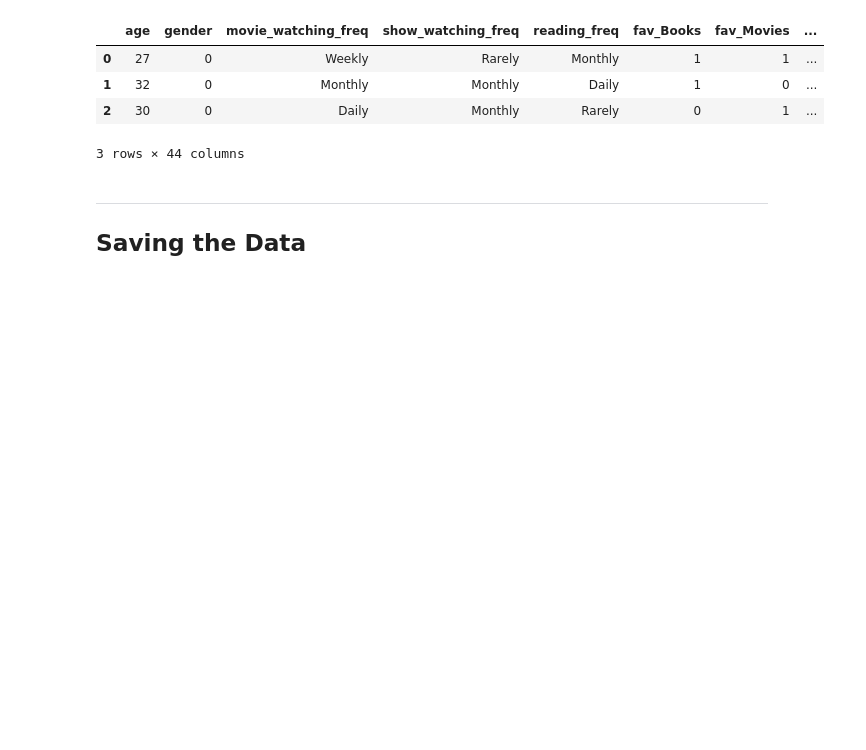
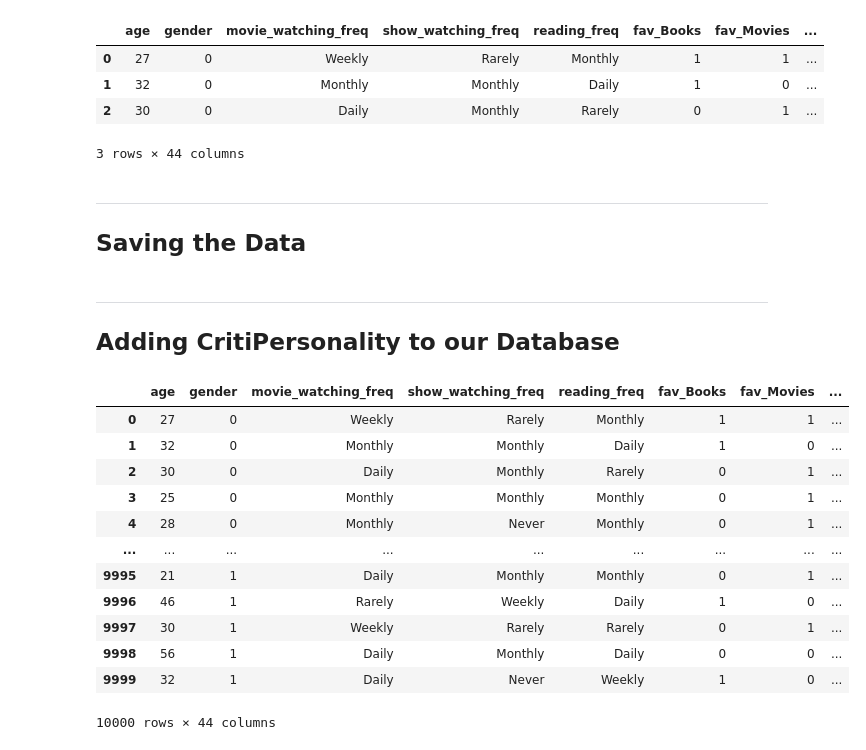
Before and after one commit to xandga/Capstone-Project, a Jupyter notebook: Clustering.ipynb, the cells around one changed output. Cells and saved outputs as stored; diff of their text form; code cells hidden in the pictures; blank space fills up the shorter version.

```diff
--- a/Clustering.ipynb
+++ b/Clustering.ipynb
@@ -461,3 +461,23 @@ data_clustering.head(3)
 # %%
 #export data for builiding the classification model
 data_clustering.to_csv('Data/classification_data.csv', index=False)
+# %% [markdown]
+-------
+## Adding CritiPersonality to our Database
+# %%
+data_clustering = pd.read_csv('Data/classification_data.csv')
+data_clustering
+# %% [output]
+|  | age | gender | movie_watching_freq | show_watching_freq | reading_freq | fav_Books | fav_Movies | ... |
+| 0 | 27 | 0 | Weekly | Rarely | Monthly | 1 | 1 | ... |
+| 1 | 32 | 0 | Monthly | Monthly | Daily | 1 | 0 | ... |
+| 2 | 30 | 0 | Daily | Monthly | Rarely | 0 | 1 | ... |
+| 3 | 25 | 0 | Monthly | Monthly | Monthly | 0 | 1 | ... |
+| 4 | 28 | 0 | Monthly | Never | Monthly | 0 | 1 | ... |
+| ... | ... | ... | ... | ... | ... | ... | ... | ... |
+| 9995 | 21 | 1 | Daily | Monthly | Monthly | 0 | 1 | ... |
+| 9996 | 46 | 1 | Rarely | Weekly | Daily | 1 | 0 | ... |
+| 9997 | 30 | 1 | Weekly | Rarely | Rarely | 0 | 1 | ... |
+| 9998 | 56 | 1 | Daily | Monthly | Daily | 0 | 0 | ... |
+| 9999 | 32 | 1 | Daily | Never | Weekly | 1 | 0 | ... |
+10000 rows × 44 columns
```
Also changed, not shown: parts of 1 cell of this notebook, 5 other files.
